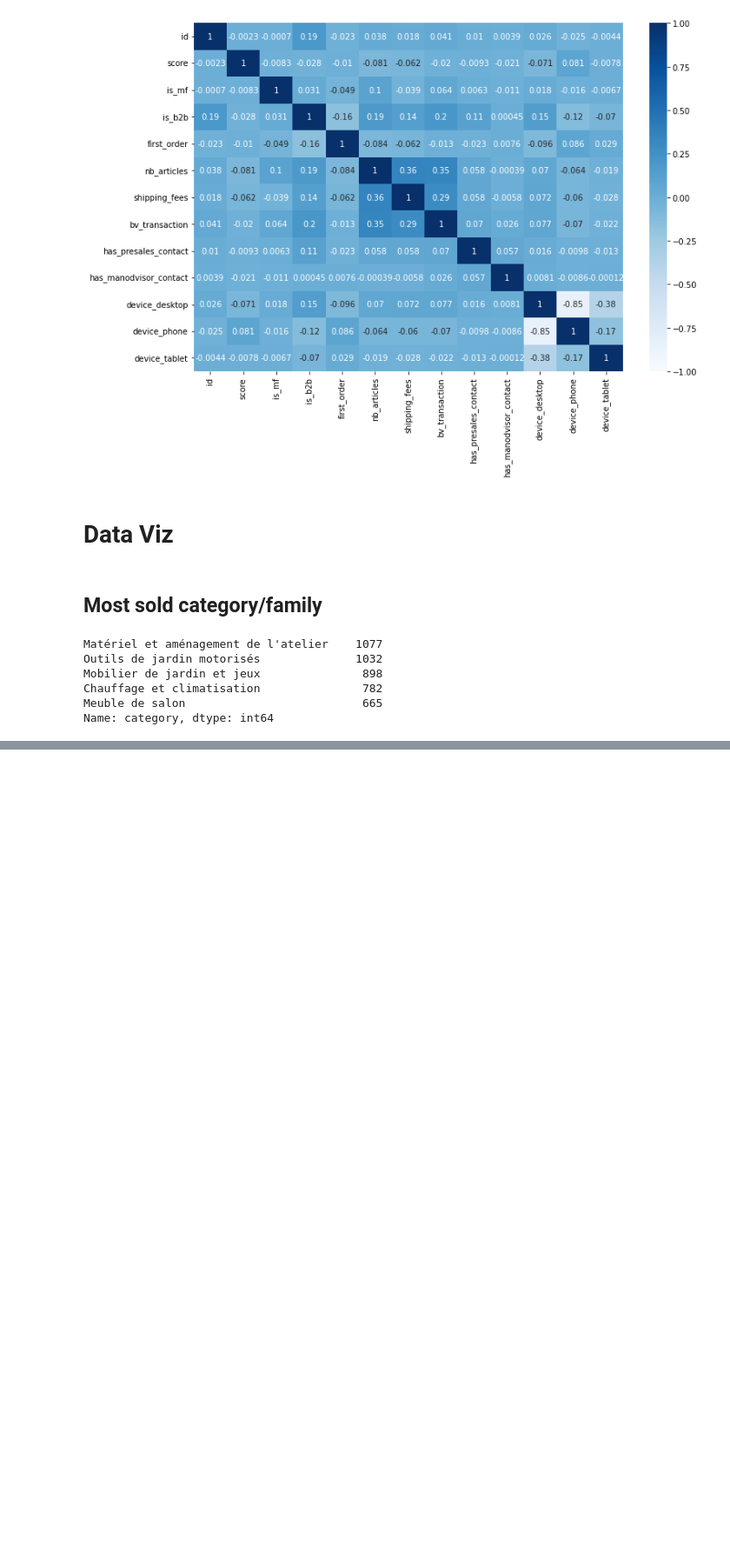
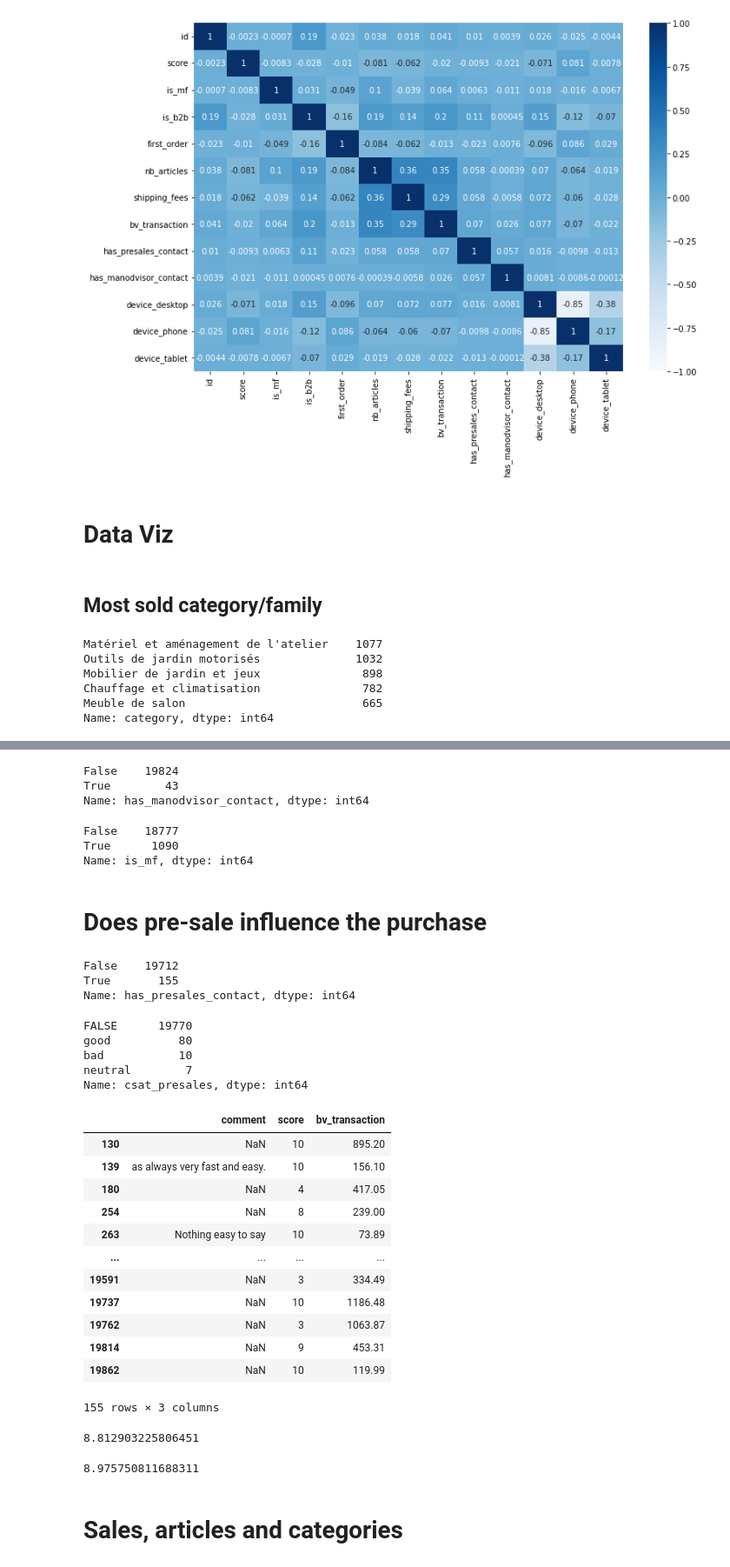
Before and after one commit to alma-scheffer/Hackathon-Mano-Mano, a Jupyter notebook: September_dataset.ipynb, the cells around one changed output, grey strips where cells are left out. Shown: that part at 87% size. Saved outputs shown, nothing was run; the diff lists cells and outputs as text; code cells hidden in the pictures; blank space fills up the shorter version.

```diff
--- a/September_dataset.ipynb
+++ b/September_dataset.ipynb
@@ -57,0 +222,49 @@ Name: family, dtype: int64
+# %%
+df_september['has_manodvisor_contact'].value_counts(dropna = False)
+# %% [output]
+False    19824
+True        43
+Name: has_manodvisor_contact, dtype: int64
+# %%
+df_september['is_mf'].value_counts(dropna = False)
+# %% [output]
+False    18777
+True      1090
+Name: is_mf, dtype: int64
+# %% [markdown]
+# Does pre-sale influence the purchase
+# %%
+df_september['has_presales_contact'].value_counts(dropna = False)
+# %% [output]
+False    19712
+True       155
+Name: has_presales_contact, dtype: int64
+# %%
+df_september['csat_presales'].value_counts(dropna = False)
+# %% [output]
+FALSE      19770
+good          80
+bad           10
+neutral        7
+Name: csat_presales, dtype: int64
+# %%
+df_presales = df_september[['comment','score','bv_transaction']][df_september['has_presales_contact'] == True]
+df_presales
+# %% [output]
+|  | comment | score | bv_transaction |
+| 130 | NaN | 10 | 895.20 |
+| 139 | as always very fast and easy. | 10 | 156.10 |
+| 180 | NaN | 4 | 417.05 |
+| 254 | NaN | 8 | 239.00 |
+| 263 | Nothing easy to say | 10 | 73.89 |
+| ... | ... | ... | ... |
+| 19591 | NaN | 3 | 334.49 |
+| 19737 | NaN | 10 | 1186.48 |
+| 19762 | NaN | 3 | 1063.87 |
+| 19814 | NaN | 9 | 453.31 |
+| 19862 | NaN | 10 | 119.99 |
+155 rows × 3 columns
+# %%
+df_presales['score'].mean()
+# %% [output]
+8.812903225806451
@@ -57,0 +273,6 @@ Name: family, dtype: int64
+# %%
+df_nopresales['score'].mean()
+# %% [output]
+8.975750811688311
+# %% [markdown]
+# Sales, articles and categories
```
Also changed, not shown: parts of 26 cells of this notebook.
